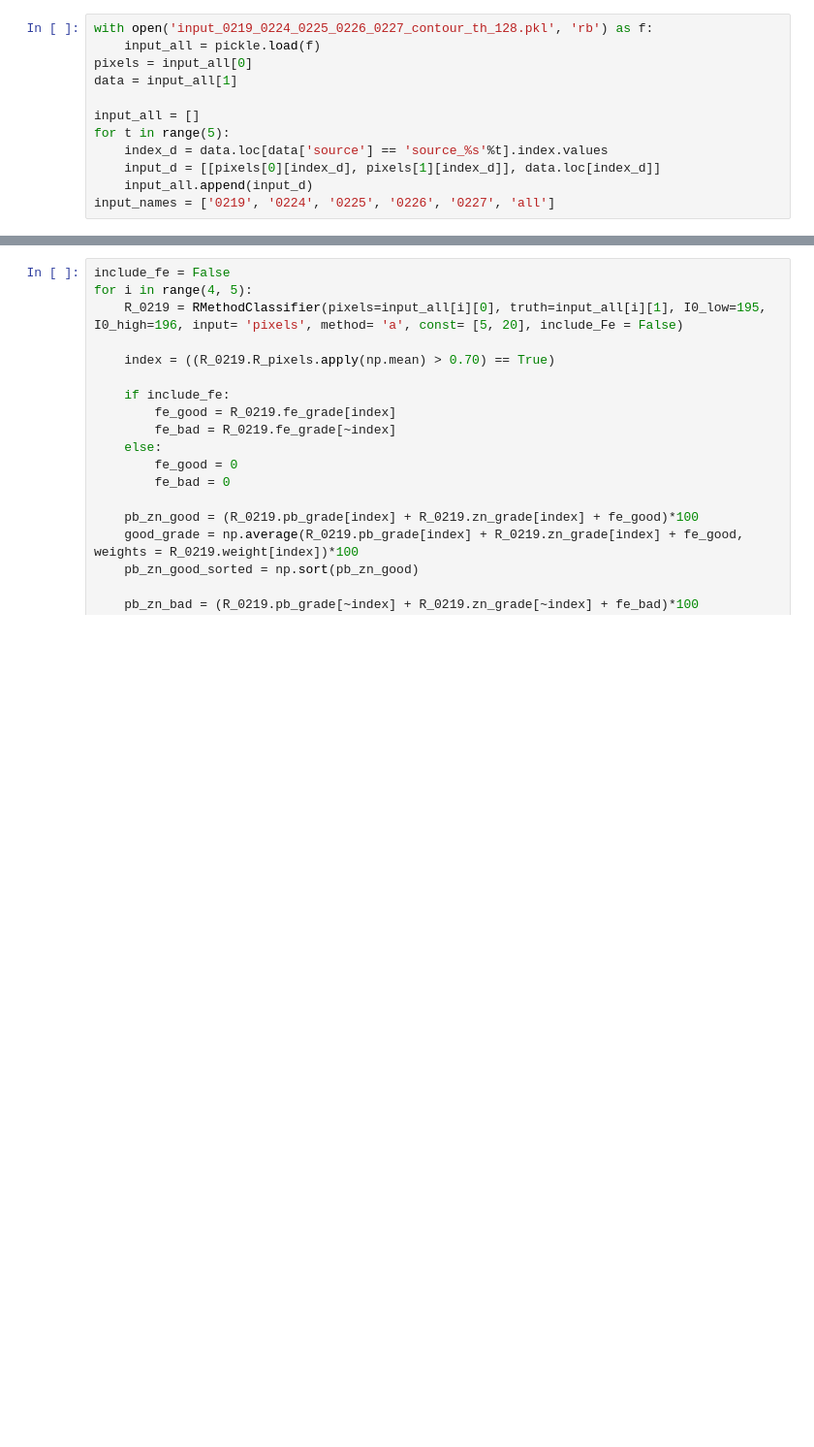
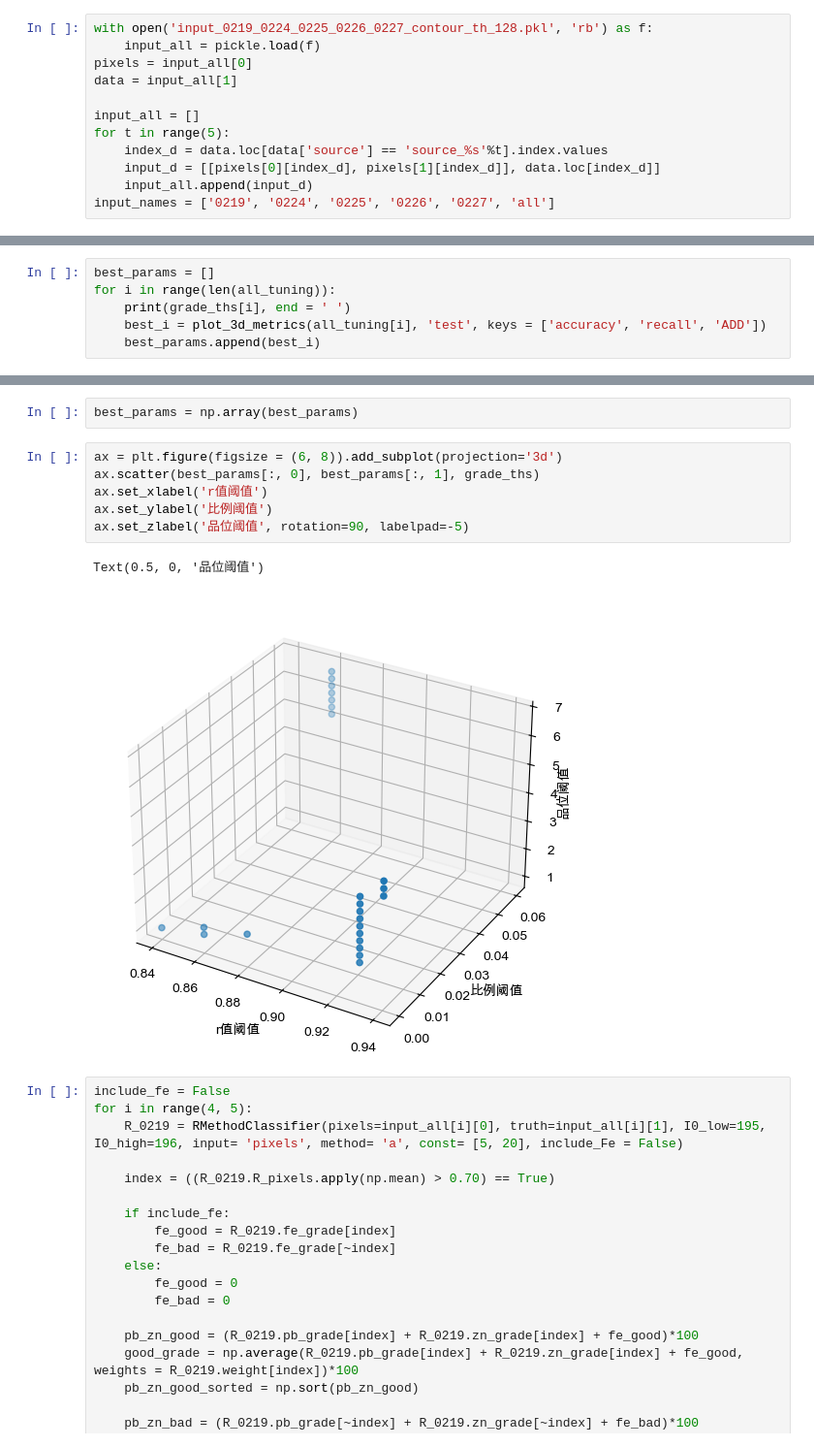
Before and after one commit to yaojian95/jt_ore_sorting, a Jupyter notebook: R_and_grade.ipynb, the cells around one changed output, grey strips where cells are left out. Shown: that part at 97% size. Cells and saved outputs as stored; diff of their text form; blank space fills up the shorter version.

```diff
--- a/R_and_grade.ipynb
+++ b/R_and_grade.ipynb
@@ -33,0 +340,6 @@ for grade_th in grade_ths:
+# %%
+best_params = []
+for i in range(len(all_tuning)):
+    print(grade_ths[i], end = ' ')
+    best_i = plot_3d_metrics(all_tuning[i], 'test', keys = ['accuracy', 'recall', 'ADD'])
+    best_params.append(best_i)
@@ -34,3 +364,14 @@ for grade_th in grade_ths:
+# %%
+best_params = np.array(best_params)
+# %%
+ax = plt.figure(figsize = (6, 8)).add_subplot(projection='3d')
+ax.scatter(best_params[:, 0], best_params[:, 1], grade_ths)
+ax.set_xlabel('r值阈值')
+ax.set_ylabel('比例阈值')
+ax.set_zlabel('品位阈值', rotation=90, labelpad=-5)
+# %% [output]
+Text(0.5, 0, '品位阈值')
+[figure, added]
 # %%
 include_fe = False
 for i in range(4, 5):
```
Also changed, not shown: parts of 18 cells of this notebook, 1 other file.
